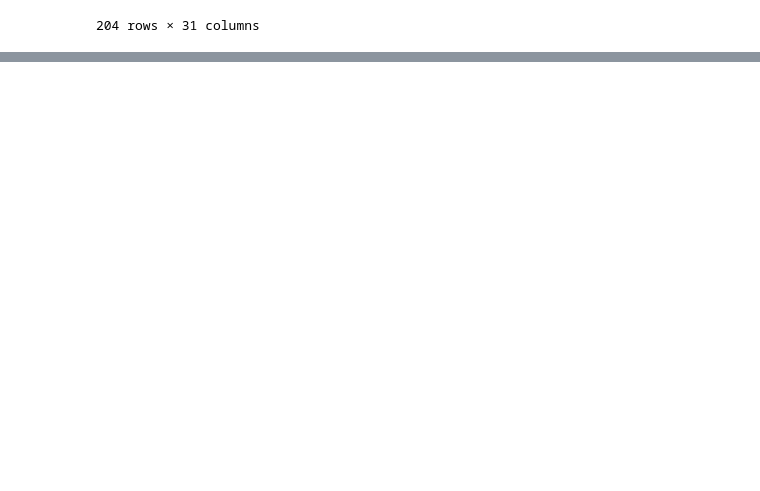
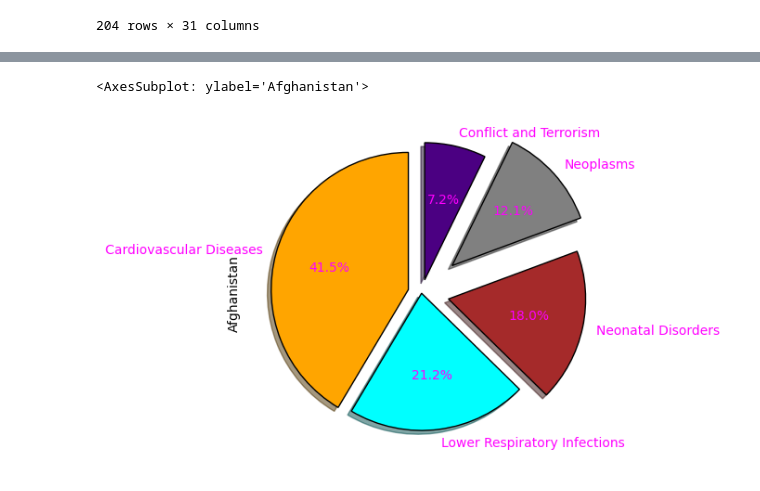
Before and after one commit to suhailshk/car_resell, a Jupyter notebook: Analysis.ipynb, the cells around one changed output, grey strips where cells are left out. Drawn from its saved outputs; the diff is of its cells as text; code cells hidden in the pictures; blank space fills up the shorter version.

```diff
--- a/Analysis.ipynb
+++ b/Analysis.ipynb
@@ -60,0 +84,2 @@ KeyError: 'Afghanistan'
+# %%
+data1.drop(['Year'], axis=1, inplace=True)
@@ -60,0 +106,19 @@ KeyError: 'Afghanistan'
+# %%
+fatal = data1.iloc[0].sort_values(ascending=False).head(5)
+# %%
+explode = (0.1, 0.0, 0.2, 0.3, 0.1)
+colors = ( "orange", "cyan", "brown",
+          "grey", "indigo")
+
+wp = { 'linewidth' : 1, 'edgecolor' : "black" }
+
+
+fatal.plot(kind='pie', autopct = '%1.1f%%',explode = explode,
+                                  shadow = True,
+                                  colors = colors,
+                                  startangle = 90,
+                                  wedgeprops = wp,
+                                  textprops = dict(color ="magenta"))
+# %% [output]
+<AxesSubplot: ylabel='Afghanistan'>
+[figure, added]
```
Also changed, not shown: parts of 5 cells of this notebook.
